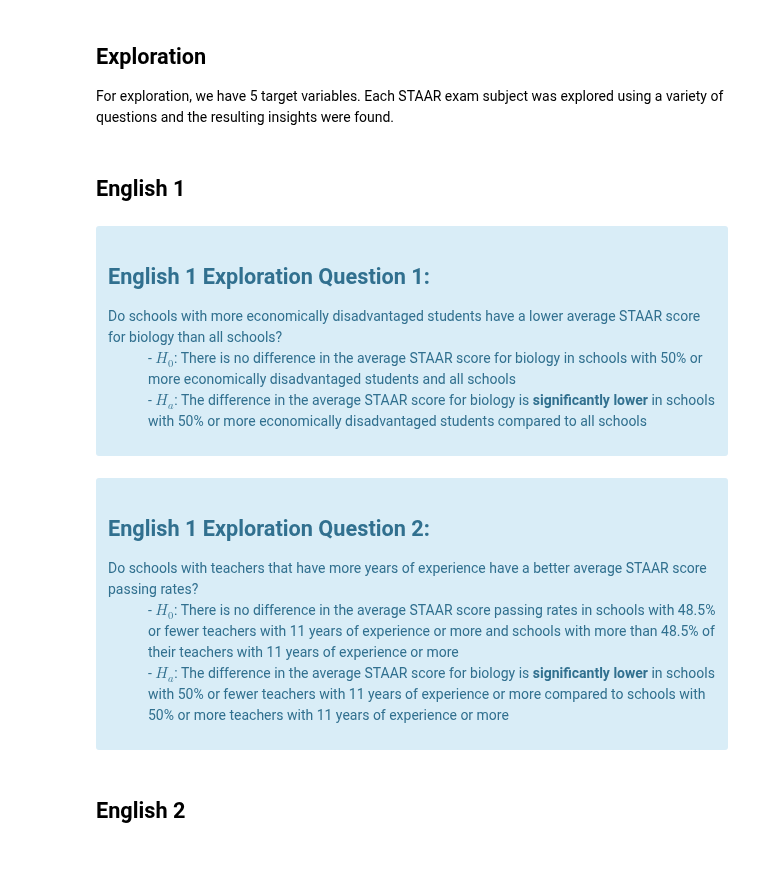
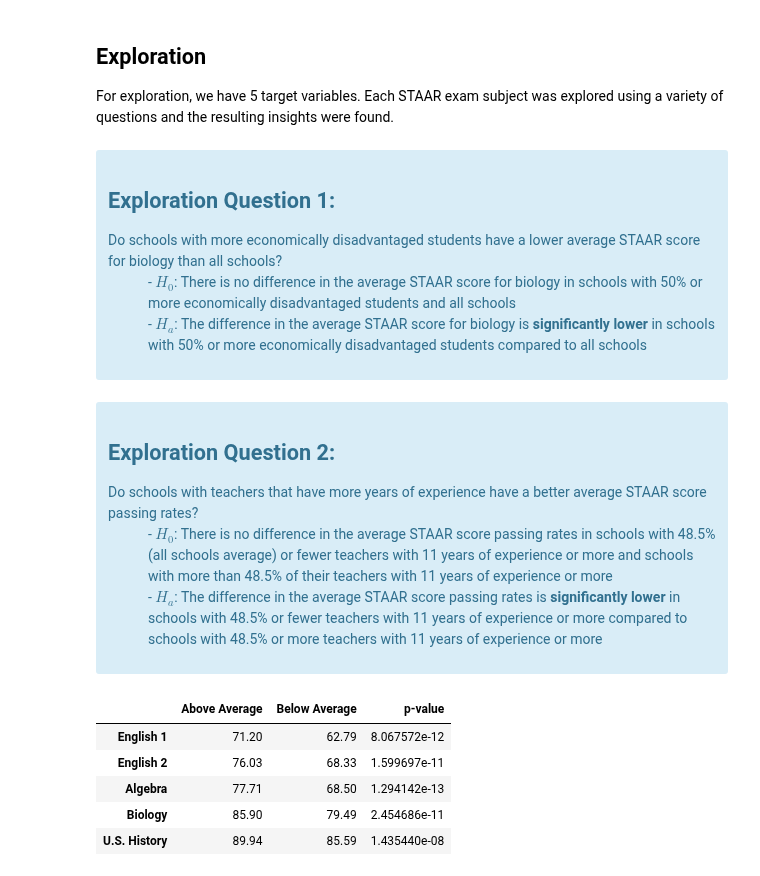
Before and after one commit to college-readiness-preds/capstone_readiness, a Jupyter notebook: Andy/final_notebook.ipynb, the cells around one changed output. Cells and saved outputs as stored; diff of their text form; code cells hidden in the pictures.

```diff
--- a/Andy/final_notebook.ipynb
+++ b/Andy/final_notebook.ipynb
@@ -65,12 +65,10 @@ df.head(3)
 # %% [markdown]
 ## Exploration
 For exploration, we have 5 target variables. Each STAAR exam subject was explored using a variety of questions and the resulting insights were found.
-# %% [markdown]
-## English 1
 # %% [markdown]
 <div class="alert alert-info">
     <header>
-    <h2>English 1 Exploration Question 1:</h2>
+    <h2>Exploration Question 1:</h2>
     </header>
     <dl>
         <dt>Do schools with more economically disadvantaged students have a lower average STAAR score for biology than all schools?</dt>
@@ -83,13 +79,20 @@ english 1, 2, biology
 # %% [markdown]
 <div class="alert alert-info">
     <header>
-    <h2>English 1 Exploration Question 2:</h2>
+    <h2>Exploration Question 2:</h2>
     </header>
     <dl>
         <dt>Do schools with teachers that have more years of experience have a better average STAAR score passing rates?</dt>
-        <dd>- $H_0$: There is no difference in the average STAAR score passing rates in schools with 48.5% or fewer teachers with 11 years of experience or more and schools with more than 48.5% of their teachers with 11 years of experience or more</dd>
-        <dd>- $H_a$: The difference in the average STAAR score for biology is <strong>significantly lower</strong> in schools with 50% or fewer teachers with 11 years of experience or more compared to schools with 50% or more teachers with 11 years of experience or more </dd>
+        <dd>- $H_0$: There is no difference in the average STAAR score passing rates in schools with 48.5% (all schools average) or fewer teachers with 11 years of experience or more and schools with more than 48.5% of their teachers with 11 years of experience or more</dd>
+        <dd>- $H_a$: The difference in the average STAAR score passing rates is <strong>significantly lower</strong> in schools with 48.5% or fewer teachers with 11 years of experience or more compared to schools with 48.5% or more teachers with 11 years of experience or more </dd>
     </dl>
 </div>
-# %% [markdown]
-## English 2
+# %%
+ex.teacher_ex(df)
+# %% [output]
+|  | Above Average | Below Average | p-value |
+| English 1 | 71.20 | 62.79 | 8.067572e-12 |
+| English 2 | 76.03 | 68.33 | 1.599697e-11 |
+| Algebra | 77.71 | 68.50 | 1.294142e-13 |
+| Biology | 85.90 | 79.49 | 2.454686e-11 |
+| U.S. History | 89.94 | 85.59 | 1.435440e-08 |
```
Also changed, not shown: parts of 14 cells of this notebook, 2 other files.
